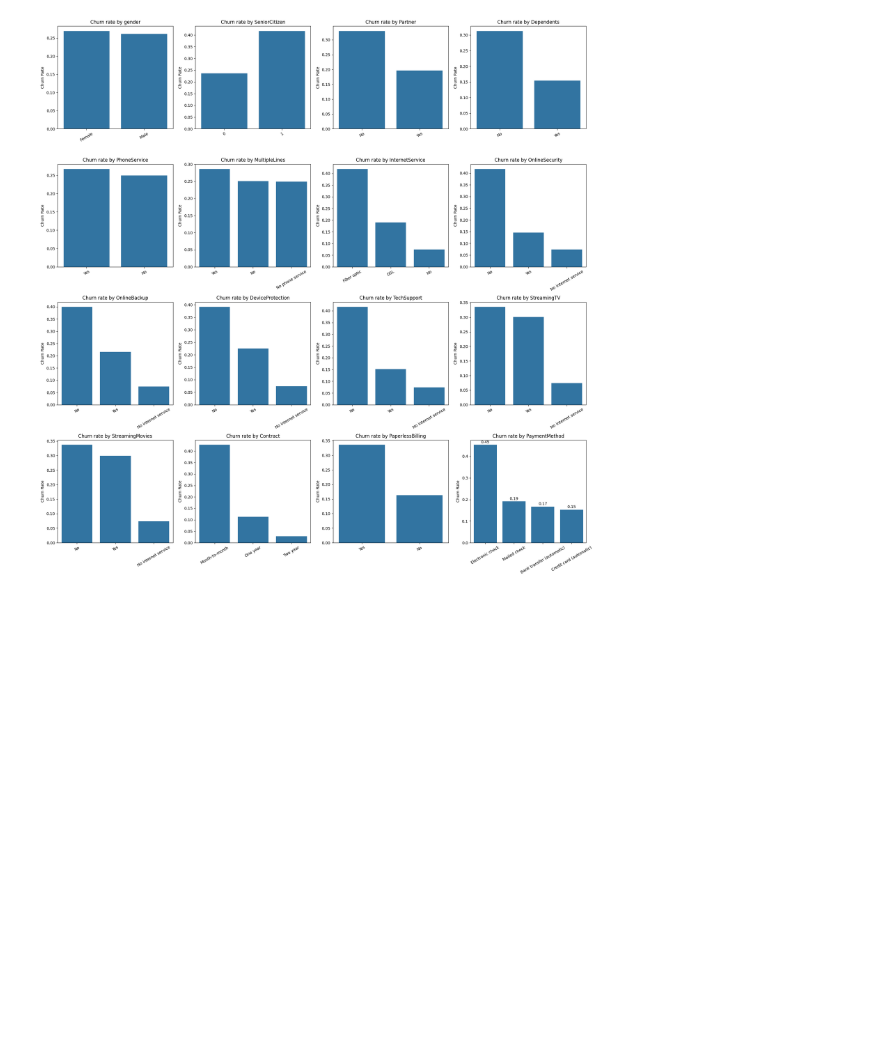
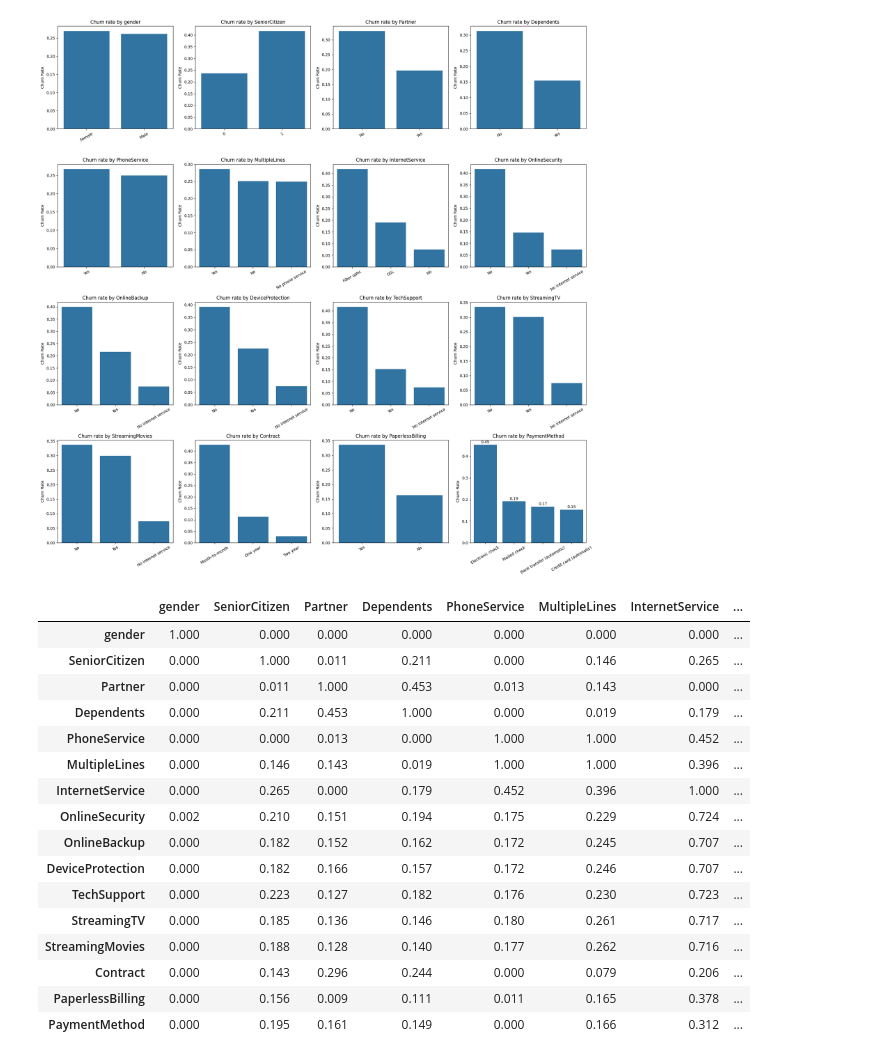
Before and after one commit to CodeOfCreation/Customer-Risk-Intelligence-Platform, a Jupyter notebook: notebooks/exploratory_data_analysis.ipynb, the cells around one changed output. Cells and saved outputs as stored; diff of their text form; code cells hidden in the pictures; blank space fills up the shorter version.

```diff
--- a/notebooks/exploratory_data_analysis.ipynb
+++ b/notebooks/exploratory_data_analysis.ipynb
@@ -252,3 +248,28 @@ plt.tight_layout()
 plt.show()
 # %% [output]
 [figure]
+# %%
+import pandas as pd
+import numpy as np
+import seaborn as sns
+import matplotlib.pyplot as plt
+from scipy.stats import chi2_contingency
+
+categorical_cols = [
+    "gender",
+    "SeniorCitizen",
+    "Partner",
+    "Dependents",
+    "PhoneService",
+    "MultipleLines",
+    "InternetService",
+    "OnlineSecurity",
+    "OnlineBackup",
+    "DeviceProtection",
+    "TechSupport",
+    "StreamingTV",
+    "StreamingMovies",
+    "Contract",
+    "PaperlessBilling",
+    "PaymentMethod",
+]
@@ -254,0 +304,37 @@ plt.show()
+# %%
+association_matrix = pd.DataFrame(
+    np.eye(len(categorical_cols)),
+    index=categorical_cols,
+    columns=categorical_cols
+)
+
+for i, col1 in enumerate(categorical_cols):
+    for j in range(i + 1, len(categorical_cols)):
+        col2 = categorical_cols[j]
+
+        value = cramers_v(df[col1], df[col2])
+
+        association_matrix.loc[col1, col2] = value
+        association_matrix.loc[col2, col1] = value
+
+association_matrix = association_matrix.astype(float)
+
+association_matrix.round(3)
+# %% [output]
+|  | gender | SeniorCitizen | Partner | Dependents | PhoneService | MultipleLines | InternetService | ... |
+| gender | 1.000 | 0.000 | 0.000 | 0.000 | 0.000 | 0.000 | 0.000 | ... |
+| SeniorCitizen | 0.000 | 1.000 | 0.011 | 0.211 | 0.000 | 0.146 | 0.265 | ... |
+| Partner | 0.000 | 0.011 | 1.000 | 0.453 | 0.013 | 0.143 | 0.000 | ... |
+| Dependents | 0.000 | 0.211 | 0.453 | 1.000 | 0.000 | 0.019 | 0.179 | ... |
+| PhoneService | 0.000 | 0.000 | 0.013 | 0.000 | 1.000 | 1.000 | 0.452 | ... |
+| MultipleLines | 0.000 | 0.146 | 0.143 | 0.019 | 1.000 | 1.000 | 0.396 | ... |
+| InternetService | 0.000 | 0.265 | 0.000 | 0.179 | 0.452 | 0.396 | 1.000 | ... |
+| OnlineSecurity | 0.002 | 0.210 | 0.151 | 0.194 | 0.175 | 0.229 | 0.724 | ... |
+| OnlineBackup | 0.000 | 0.182 | 0.152 | 0.162 | 0.172 | 0.245 | 0.707 | ... |
+| DeviceProtection | 0.000 | 0.182 | 0.166 | 0.157 | 0.172 | 0.246 | 0.707 | ... |
+| TechSupport | 0.000 | 0.223 | 0.127 | 0.182 | 0.176 | 0.230 | 0.723 | ... |
+| StreamingTV | 0.000 | 0.185 | 0.136 | 0.146 | 0.180 | 0.261 | 0.717 | ... |
+| StreamingMovies | 0.000 | 0.188 | 0.128 | 0.140 | 0.177 | 0.262 | 0.716 | ... |
+| Contract | 0.000 | 0.143 | 0.296 | 0.244 | 0.000 | 0.079 | 0.206 | ... |
+| PaperlessBilling | 0.000 | 0.156 | 0.009 | 0.111 | 0.011 | 0.165 | 0.378 | ... |
+| PaymentMethod | 0.000 | 0.195 | 0.161 | 0.149 | 0.000 | 0.166 | 0.312 | ... |
```
Also changed, not shown: parts of 17 cells of this notebook, 1 other file.
